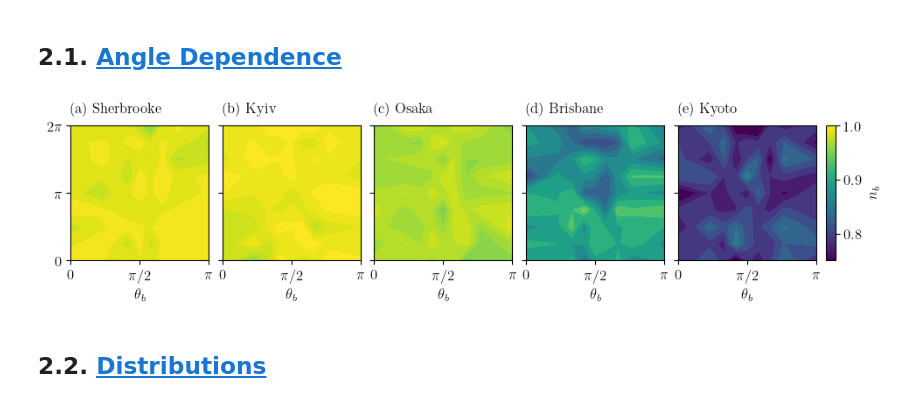
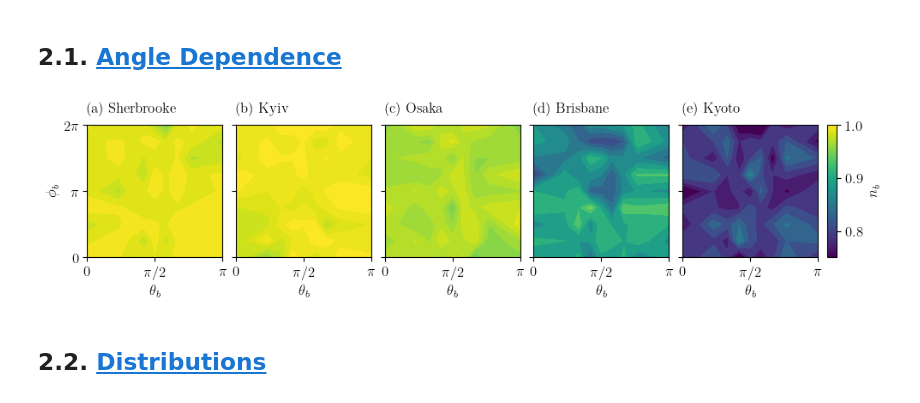
Before and after one commit to lucas-tsunaki/quantum-token, a Jupyter notebook: 02_nb.ipynb, the cells around one changed output. Saved outputs shown, nothing was run; the diff lists cells and outputs as text; code cells hidden in the pictures.

Commit message:
arxiv v2
more numerical points in simulations, more efficient fits, corrected figures

```diff
--- a/02_nb.ipynb
+++ b/02_nb.ipynb
@@ -155,36 +155,38 @@ Kyoto: (np.float64(0.7917695473251027), np.float64(0.031093850678242583))
 ## 2.1. <a id='toc2_1_'></a>[Angle Dependence](#toc0_)
 # %%
 fig, axs = plt.subplots(1, 5, figsize=(11, 2), sharey=True, sharex=True)
+
+axs[0].set_ylabel(r'$\phi_b$')
 
 axs[0].contourf(np.arccos(z), phi, nb_sherbrooke.reshape(9, 9)/nq, cmap='viridis', vmin=0.75, vmax=1)
 axs[1].contourf(np.arccos(z), phi, nb_kyiv.reshape(9, 9)/nq, cmap='viridis', vmin=0.75, vmax=1)
 axs[2].contourf(np.arccos(z), phi, nb_osaka.reshape(9, 9)/nq, cmap='viridis', vmin=0.75, vmax=1)
 axs[3].contourf(np.arccos(z), phi, nb_brisbane.reshape(9, 9)/nq, cmap='viridis', vmin=0.75, vmax=1)
 axs[4].contourf(np.arccos(z), phi, nb_kyoto.reshape(9, 9)/nq, cmap='viridis', vmin=0.75, vmax=1)
 
 for itr in range(5):
     axs[itr].set_xlabel(r'$\theta_b$')
 
 axs[0].set_xticks([0, np.pi/2, np.pi], [r'$0$', r'$\pi/2$', r'$\pi$'])
 axs[0].set_yticks([0, np.pi, 2*np.pi], [r'$0$', r'$\pi$', r'$2\pi$'])
 axs[0].set_title('(a) Sherbrooke', fontsize=12, x=0, y=1.1, transform=axs[0].transAxes, ha='left')
 axs[1].set_title('(b) Kyiv', fontsize=12, x=0, y=1.1, transform=axs[1].transAxes, ha='left')
 axs[2].set_title('(c) Osaka', fontsize=12, x=0, y=1.1, transform=axs[2].transAxes, ha='left')
 axs[3].set_title('(d) Brisbane', fontsize=12, x=0, y=1.1, transform=axs[3].transAxes, ha='left')
 axs[4].set_title('(e) Kyoto', fontsize=12, x=0, y=1.1, transform=axs[4].transAxes, ha='left')
 
 sm = cm.ScalarMappable(cmap='viridis')
 sm.set_array([])
 sm.set_clim(0.75, 1)
 
 # Create the colorbar
 cbar_ax = fig.add_axes([.91, 0.11, .01, .77])
 cbar = fig.colorbar(sm, cax=cbar_ax, label=r'$n_b$', ticks=[.8, .9, 1])
 
 fig.subplots_adjust(wspace=0.1)
 fig.savefig('./figures/IBMQ_nb_angle.pdf', bbox_inches='tight', dpi=300, transparent=True)
 # %% [output]
-[figure, old version]
+[figure, new version]
 # %% [markdown]
 ## 2.2. <a id='toc2_2_'></a>[Distributions](#toc0_)
 # %%
```
Also changed, not shown: 1 other file.
